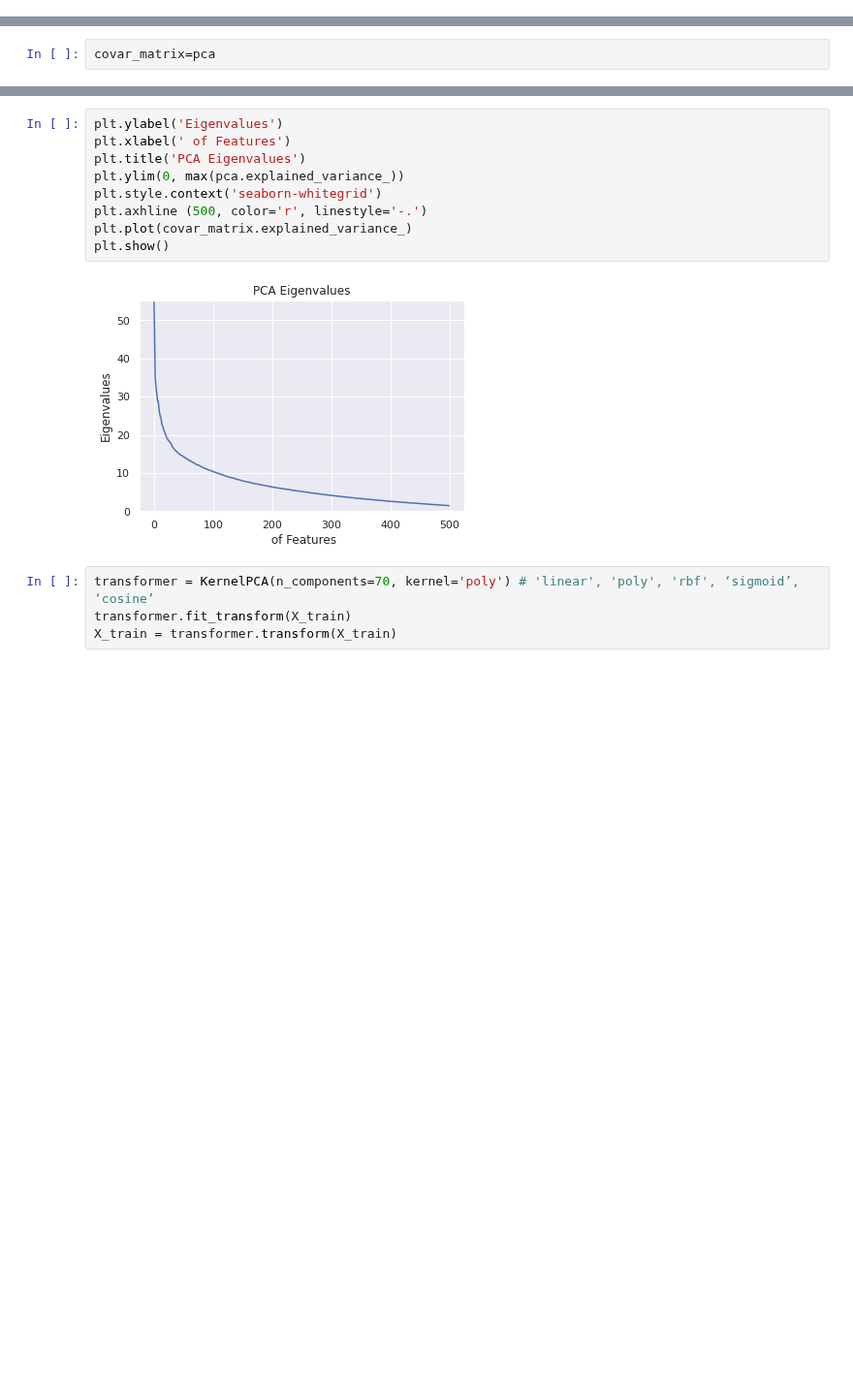
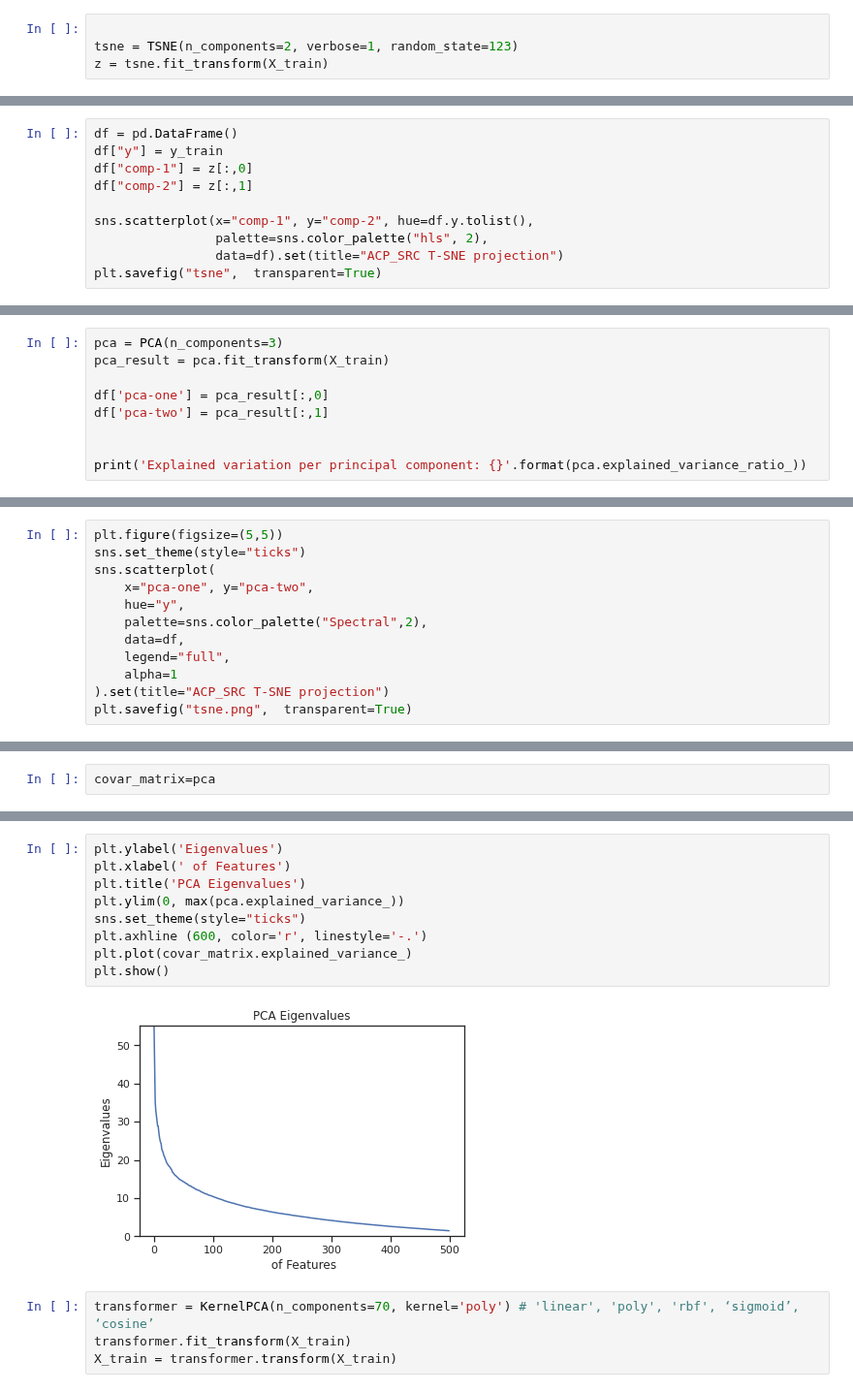
Before and after one commit to ehtisham-Fazal/ACP_KSRC, a Jupyter notebook: new_results_ACP_SRC_740_Python_.ipynb, the cells around one changed output, grey strips where cells are left out. Shown at 97% size. Drawn from its saved outputs; the diff is of its cells as text; blank space fills up the shorter version.

```diff
--- a/new_results_ACP_SRC_740_Python_.ipynb
+++ b/new_results_ACP_SRC_740_Python_.ipynb
@@ -298,0 +307,4 @@ df.columns.shape
+# %%
+
+tsne = TSNE(n_components=2, verbose=1, random_state=123)
+z = tsne.fit_transform(X_train)
@@ -298,0 +319,10 @@ df.columns.shape
+# %%
+df = pd.DataFrame()
+df["y"] = y_train
+df["comp-1"] = z[:,0]
+df["comp-2"] = z[:,1]
+
+sns.scatterplot(x="comp-1", y="comp-2", hue=df.y.tolist(),
+                palette=sns.color_palette("hls", 2),
+                data=df).set(title="ACP_SRC T-SNE projection")
+plt.savefig("tsne",  transparent=True)
@@ -298,0 +333,9 @@ df.columns.shape
+# %%
+pca = PCA(n_components=3)
+pca_result = pca.fit_transform(X_train)
+
+df['pca-one'] = pca_result[:,0]
+df['pca-two'] = pca_result[:,1]
+
+
+print('Explained variation per principal component: {}'.format(pca.explained_variance_ratio_))
@@ -298,0 +344,12 @@ df.columns.shape
+# %%
+plt.figure(figsize=(5,5))
+sns.set_theme(style="ticks")
+sns.scatterplot(
+    x="pca-one", y="pca-two",
+    hue="y",
+    palette=sns.color_palette("Spectral",2),
+    data=df,
+    legend="full",
+    alpha=1
+).set(title="ACP_SRC T-SNE projection")
+plt.savefig("tsne.png",  transparent=True)
@@ -343,14 +413,14 @@ covar_matrix=pca
 # %%
 plt.ylabel('Eigenvalues')
 plt.xlabel(' of Features')
 plt.title('PCA Eigenvalues')
 plt.ylim(0, max(pca.explained_variance_))
-plt.style.context('seaborn-whitegrid')
-plt.axhline (500, color='r', linestyle='-.')
+sns.set_theme(style="ticks")
+plt.axhline (600, color='r', linestyle='-.')
 plt.plot(covar_matrix.explained_variance_)
 plt.show()
 # %% [output]
-[figure, old version]
+[figure, new version]
 # %%
 transformer = KernelPCA(n_components=70, kernel='poly') # 'linear', 'poly', 'rbf', ‘sigmoid’, ‘cosine’
 transformer.fit_transform(X_train)
```
Also changed, not shown: parts of 18 cells of this notebook.
